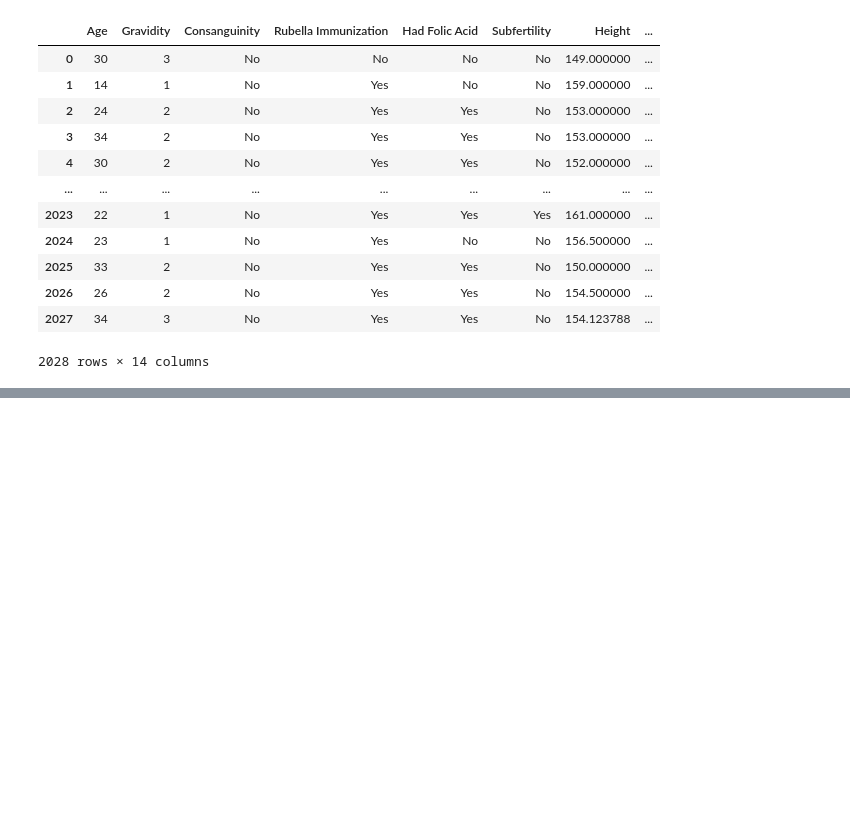
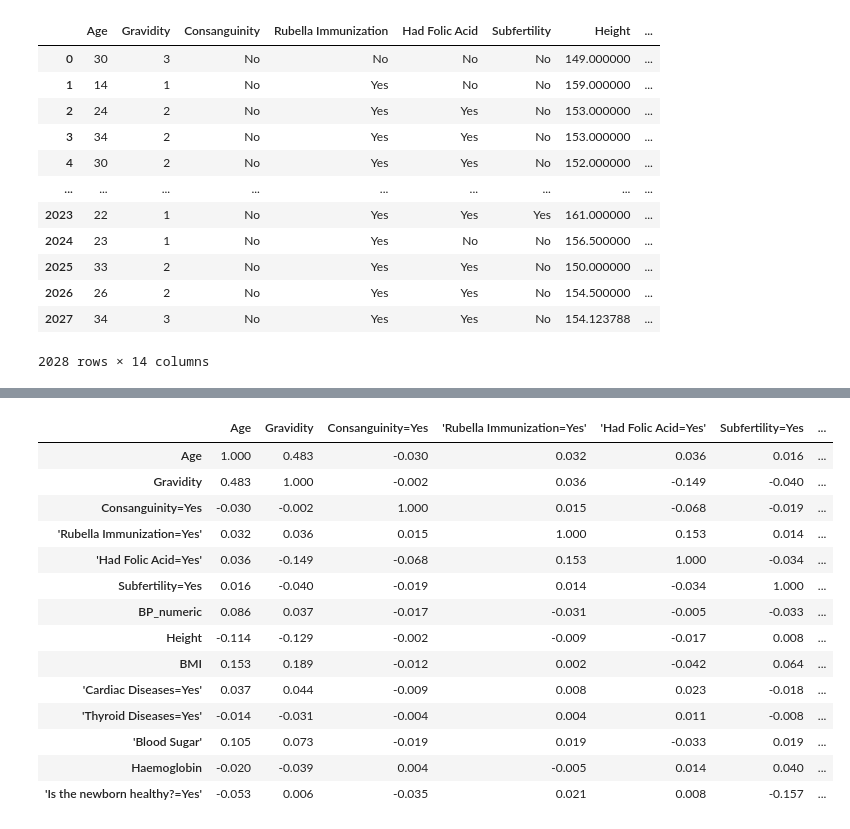
Before and after one commit to UmeshikaThathsarani/PregRed, a Jupyter notebook: Pregred_Somaskaran.ipynb, the cells around one changed output, grey strips where cells are left out. Cells and saved outputs as stored; diff of their text form; code cells hidden in the pictures; blank space fills up the shorter version.

```diff
--- a/Pregred_Somaskaran.ipynb
+++ b/Pregred_Somaskaran.ipynb
@@ -359,0 +378,18 @@ df6
+# %%
+df7.corr()
+# %% [output]
+|  | Age | Gravidity | Consanguinity=Yes | 'Rubella Immunization=Yes' | 'Had Folic Acid=Yes' | Subfertility=Yes | ... |
+| Age | 1.000 | 0.483 | -0.030 | 0.032 | 0.036 | 0.016 | ... |
+| Gravidity | 0.483 | 1.000 | -0.002 | 0.036 | -0.149 | -0.040 | ... |
+| Consanguinity=Yes | -0.030 | -0.002 | 1.000 | 0.015 | -0.068 | -0.019 | ... |
+| 'Rubella Immunization=Yes' | 0.032 | 0.036 | 0.015 | 1.000 | 0.153 | 0.014 | ... |
+| 'Had Folic Acid=Yes' | 0.036 | -0.149 | -0.068 | 0.153 | 1.000 | -0.034 | ... |
+| Subfertility=Yes | 0.016 | -0.040 | -0.019 | 0.014 | -0.034 | 1.000 | ... |
+| BP_numeric | 0.086 | 0.037 | -0.017 | -0.031 | -0.005 | -0.033 | ... |
+| Height | -0.114 | -0.129 | -0.002 | -0.009 | -0.017 | 0.008 | ... |
+| BMI | 0.153 | 0.189 | -0.012 | 0.002 | -0.042 | 0.064 | ... |
+| 'Cardiac Diseases=Yes' | 0.037 | 0.044 | -0.009 | 0.008 | 0.023 | -0.018 | ... |
+| 'Thyroid Diseases=Yes' | -0.014 | -0.031 | -0.004 | 0.004 | 0.011 | -0.008 | ... |
+| 'Blood Sugar' | 0.105 | 0.073 | -0.019 | 0.019 | -0.033 | 0.019 | ... |
+| Haemoglobin | -0.020 | -0.039 | 0.004 | -0.005 | 0.014 | 0.040 | ... |
+| 'Is the newborn healthy?=Yes' | -0.053 | 0.006 | -0.035 | 0.021 | 0.008 | -0.157 | ... |
```
Also changed, not shown: parts of 6 cells of this notebook.
